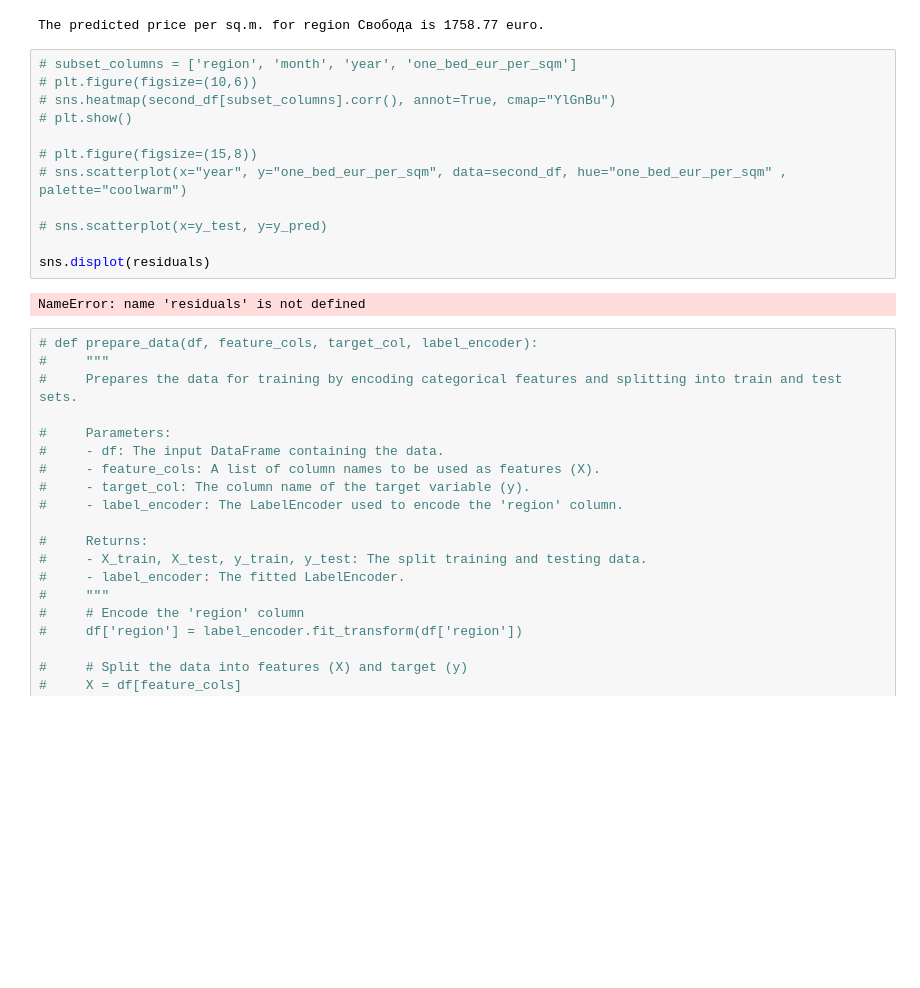
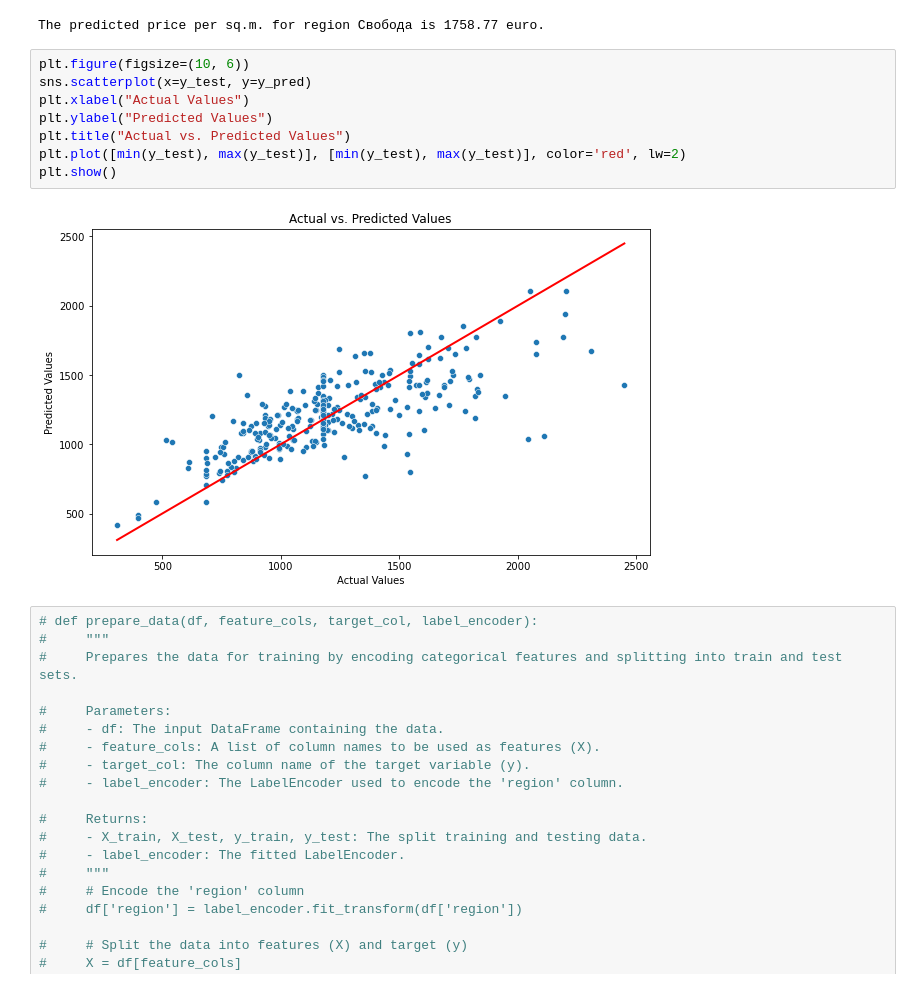
Before and after one commit to GalkaKG/Predicting-Sofia-Real-Estate-Prices, a Jupyter notebook: second_dataset_eda_and_modeling.ipynb, the cells around one changed output. Saved outputs shown, nothing was run; the diff lists cells and outputs as text; blank space fills up the shorter version.

Commit message:
add plotting

```diff
--- a/second_dataset_eda_and_modeling.ipynb
+++ b/second_dataset_eda_and_modeling.ipynb
@@ -619,19 +619,15 @@ print(result)
 # %% [output]
 The predicted price per sq.m. for region Свобода is 1758.77 euro.
 # %%
-# subset_columns = ['region', 'month', 'year', 'one_bed_eur_per_sqm']
-# plt.figure(figsize=(10,6))
-# sns.heatmap(second_df[subset_columns].corr(), annot=True, cmap="YlGnBu")
-# plt.show()
-
-# plt.figure(figsize=(15,8))
-# sns.scatterplot(x="year", y="one_bed_eur_per_sqm", data=second_df, hue="one_bed_eur_per_sqm" , palette="coolwarm")
-
-# sns.scatterplot(x=y_test, y=y_pred)
-
-sns.displot(residuals)
+plt.figure(figsize=(10, 6))
+sns.scatterplot(x=y_test, y=y_pred)
+plt.xlabel("Actual Values")
+plt.ylabel("Predicted Values")
+plt.title("Actual vs. Predicted Values")
+plt.plot([min(y_test), max(y_test)], [min(y_test), max(y_test)], color='red', lw=2)
+plt.show()
 # %% [output]
-NameError: name 'residuals' is not defined
+[figure, added]
 # %%
 # def prepare_data(df, feature_cols, target_col, label_encoder):
 #     """
```
